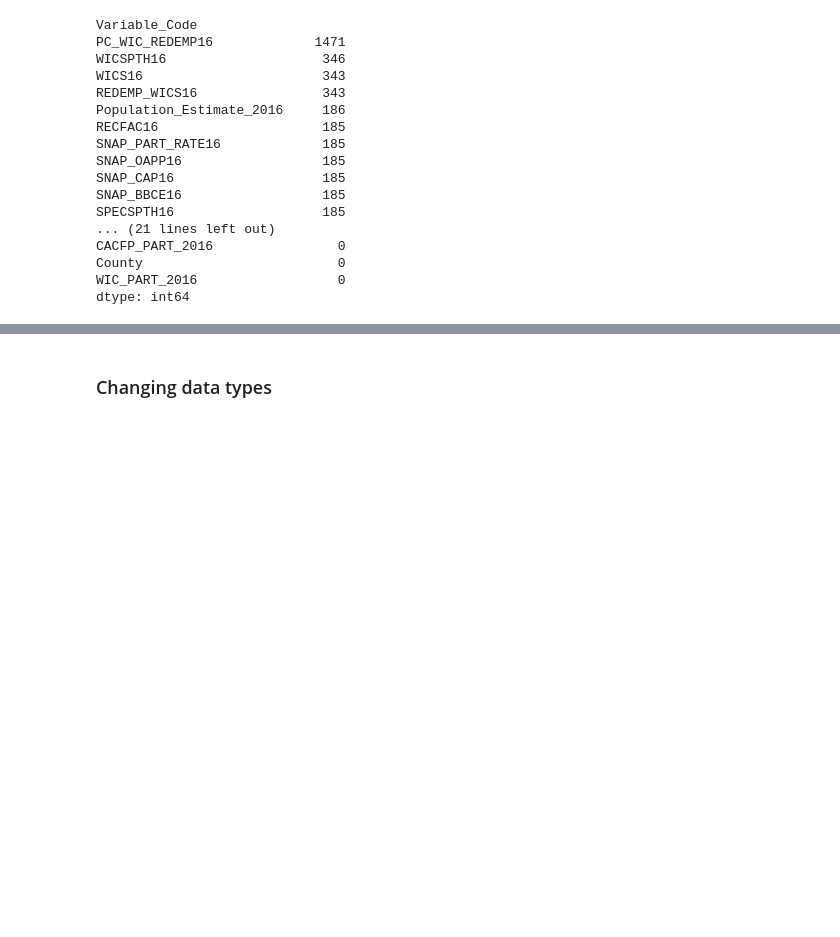
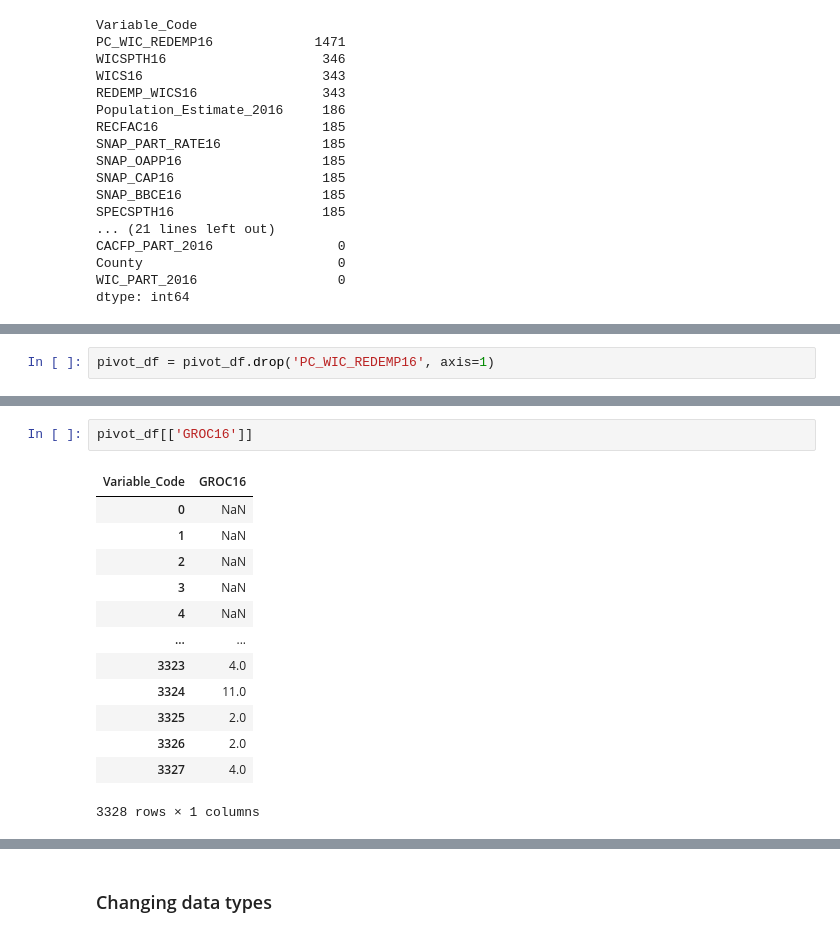
Before and after one commit to gabbycjames/DataScience_Capstone, a Jupyter notebook: DataWrangling2.ipynb, the cells around one changed output, grey strips where cells are left out. Drawn from its saved outputs; the diff is of its cells as text; blank space fills up the shorter version.

```diff
--- a/DataWrangling2.ipynb
+++ b/DataWrangling2.ipynb
@@ -448,0 +466,2 @@ dtype: int64
+# %%
+pivot_df = pivot_df.drop('PC_WIC_REDEMP16', axis=1)
@@ -448,0 +533,16 @@ dtype: int64
+# %%
+pivot_df[['GROC16']]
+# %% [output]
+| Variable_Code | GROC16 |
+| 0 | NaN |
+| 1 | NaN |
+| 2 | NaN |
+| 3 | NaN |
+| 4 | NaN |
+| ... | ... |
+| 3323 | 4.0 |
+| 3324 | 11.0 |
+| 3325 | 2.0 |
+| 3326 | 2.0 |
+| 3327 | 4.0 |
+3328 rows × 1 columns
```
Also changed, not shown: parts of 21 cells of this notebook.
